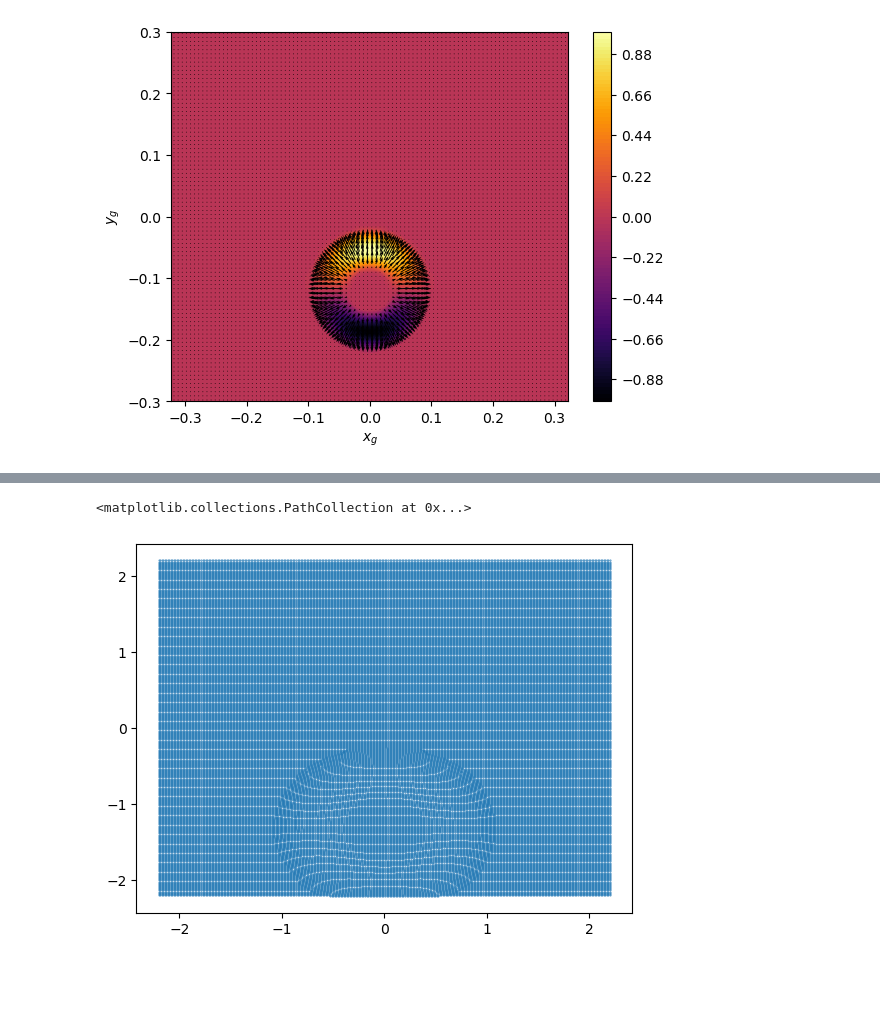
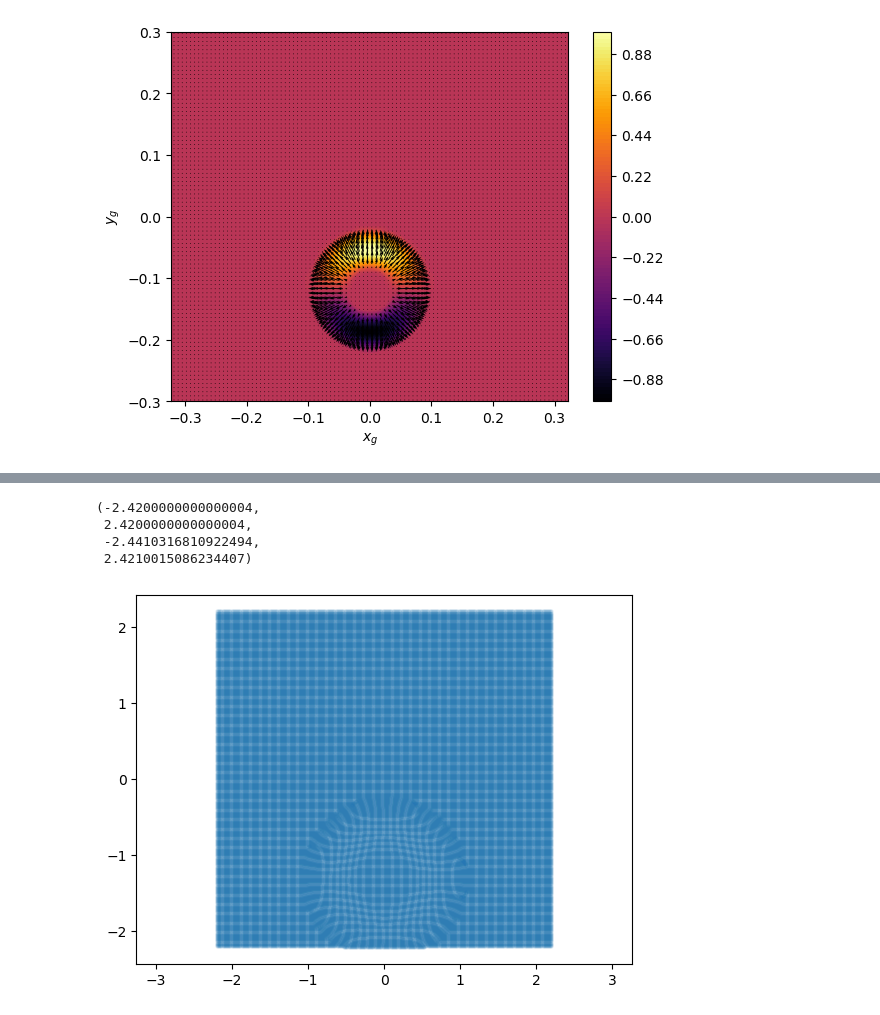
Before and after one commit to vandelij/plasma_diagnostic_hw, a Jupyter notebook: HW4.ipynb, the cells around one changed output, grey strips where cells are left out. Saved outputs shown, nothing was run; the diff lists cells and outputs as text; code cells hidden in the pictures; blank space fills up the shorter version.

Commit message:
added plotting for proton deflection

```diff
--- a/HW4.ipynb
+++ b/HW4.ipynb
@@ -414,5 +408,9 @@ plt.axis('equal')
 # %%
-plt.scatter(xs, ys, alpha=0.8, s=0.2)
+plt.scatter(xs, ys, alpha=0.1, s=5)
+plt.axis('equal')
 # %% [output]
-<matplotlib.collections.PathCollection at 0x...>
+(-2.4200000000000004,
+ 2.4200000000000004,
+ -2.4410316810922494,
+ 2.4210015086234407)
-[figure, old version]
+[figure, new version]
```
Also changed, not shown: parts of 1 cell of this notebook.
